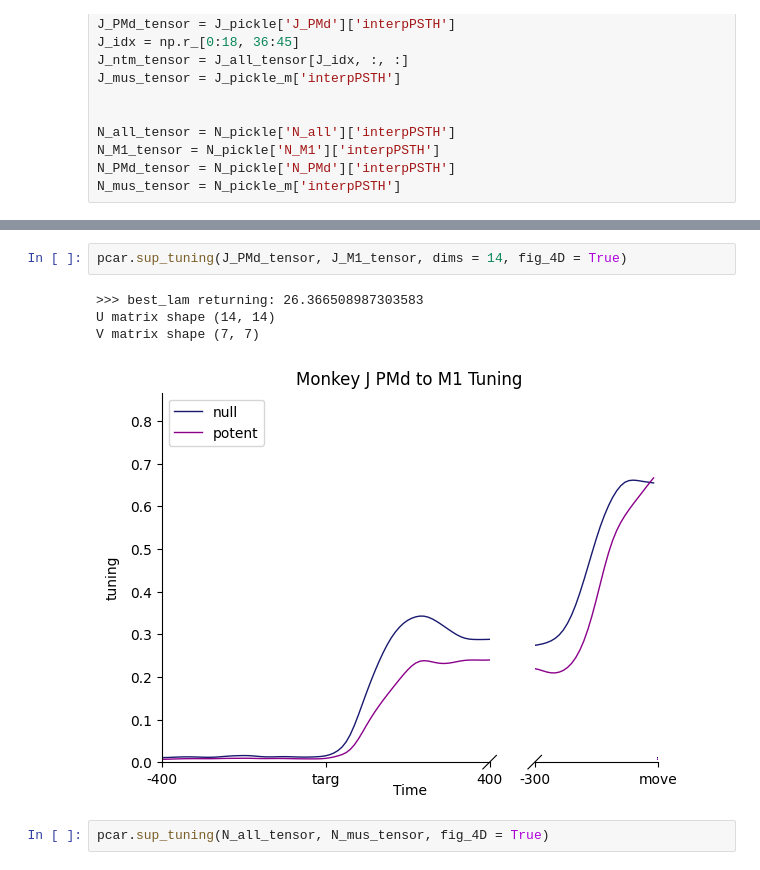
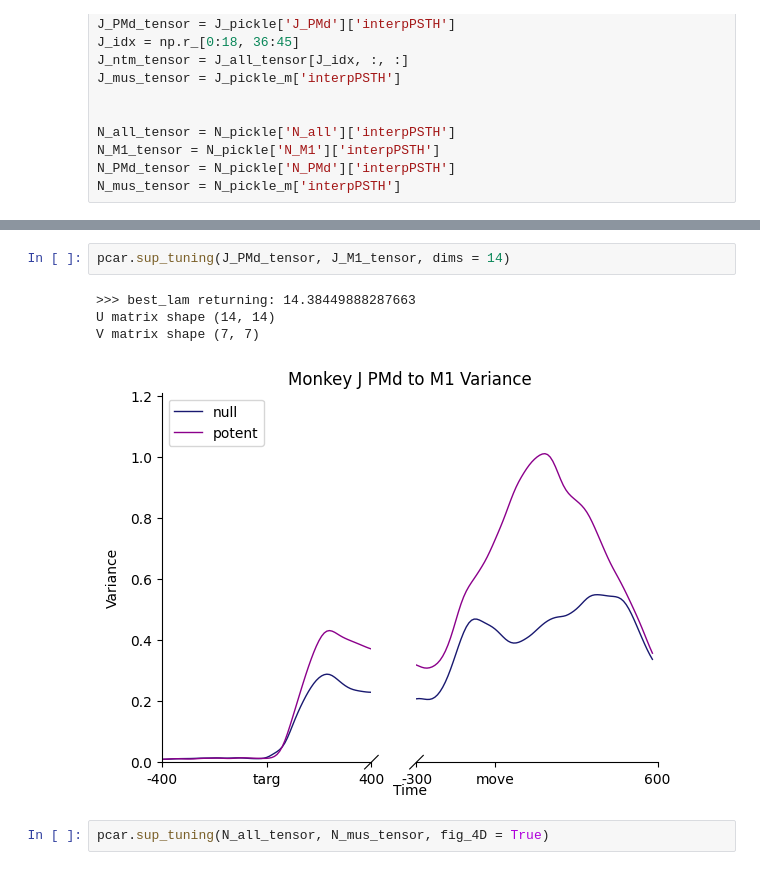
Before and after one commit to kbausen/senior-thesis, a Jupyter notebook: Tuning by time.ipynb, the cells around one changed output, grey strips where cells are left out. Drawn from its saved outputs; the diff is of its cells as text.

```diff
--- a/Tuning by time.ipynb
+++ b/Tuning by time.ipynb
@@ -90,10 +90,10 @@ V matrix shape (7, 7)
 # %%
-pcar.sup_tuning(J_PMd_tensor, J_M1_tensor, dims = 14, fig_4D = True)
+pcar.sup_tuning(J_PMd_tensor, J_M1_tensor, dims = 14)
 # %% [output]
->>> best_lam returning: 26.366508987303583
+>>> best_lam returning: 14.38449888287663
 U matrix shape (14, 14)
 V matrix shape (7, 7)
-[figure, old version]
+[figure, new version]
 # %%
 pcar.sup_tuning(N_all_tensor, N_mus_tensor, fig_4D = True)
 # %% [output]
```
Also changed, not shown: parts of 4 cells of this notebook, 4 other files.
